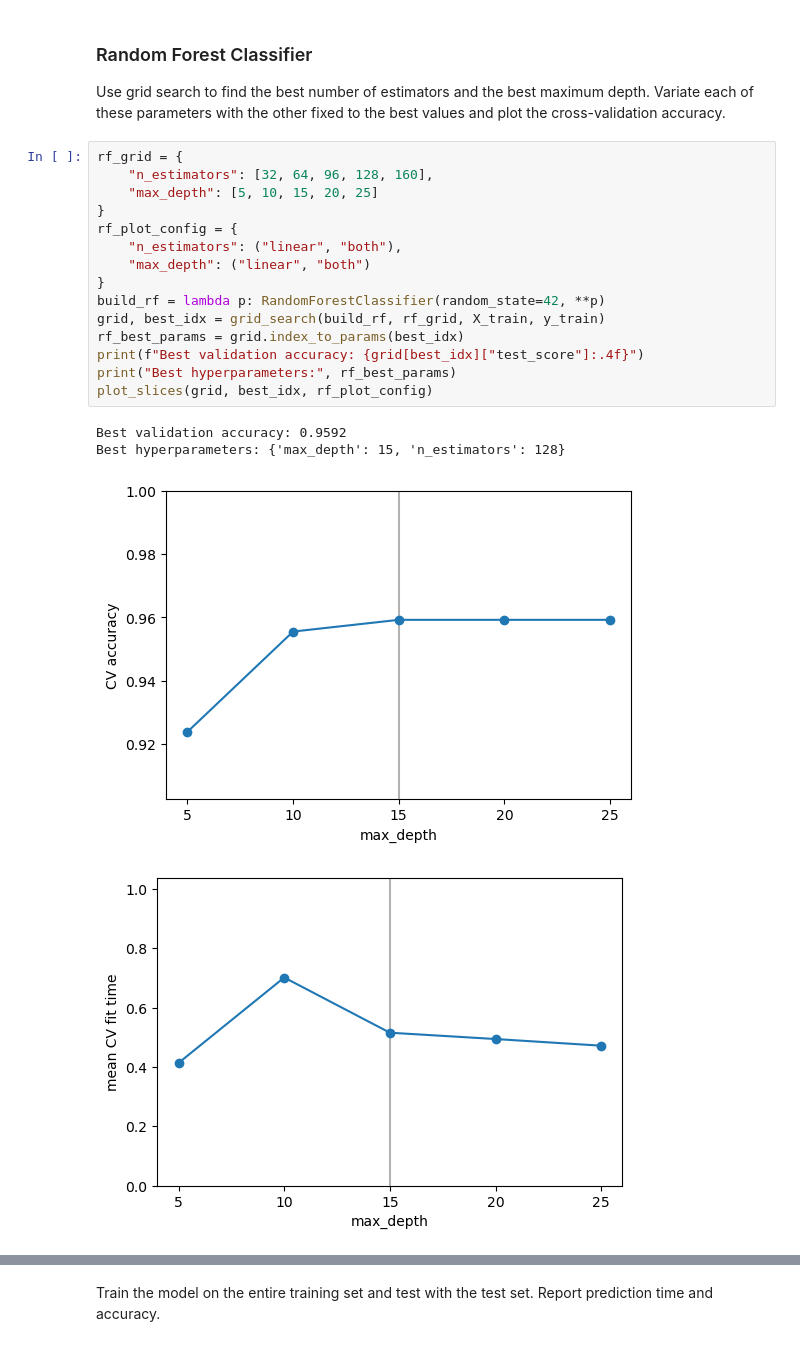
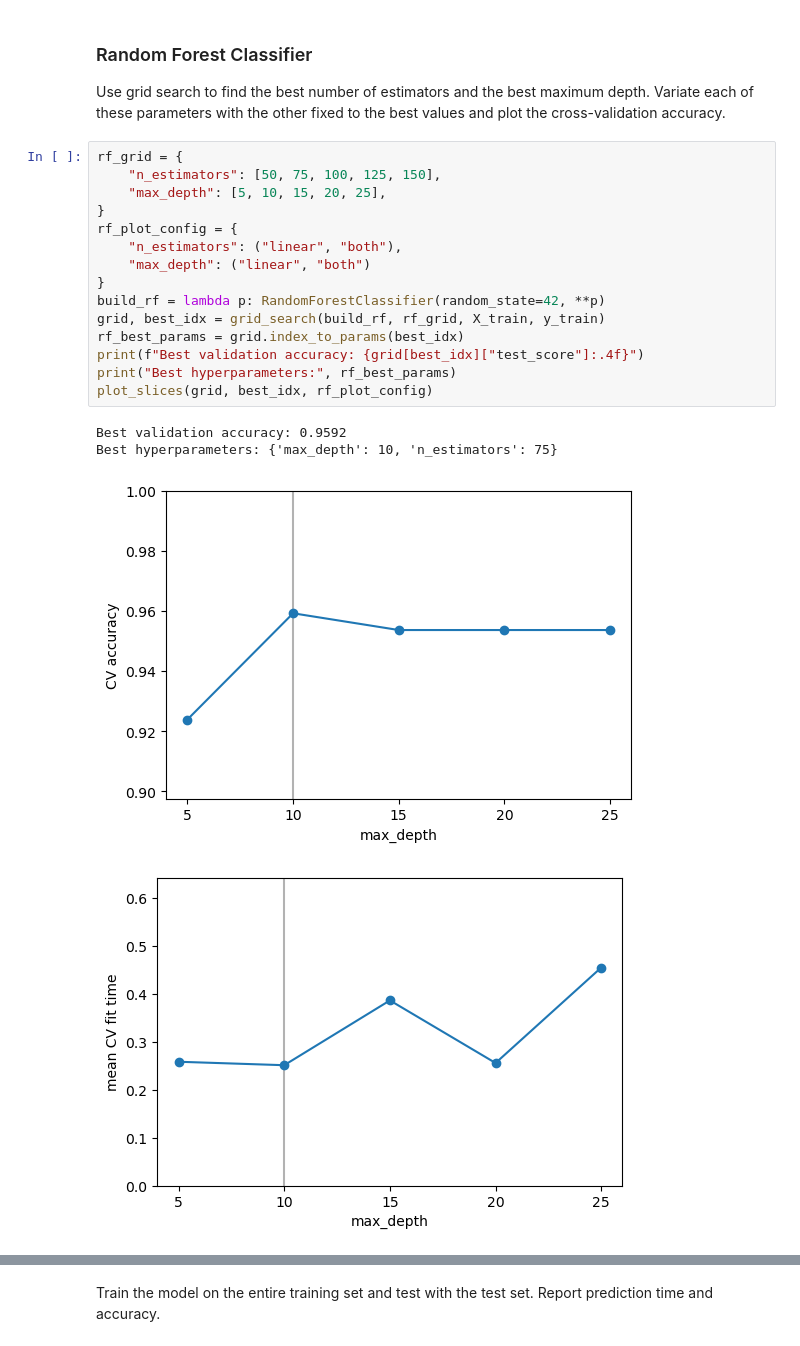
Before and after one commit to louisslnn/ecse551-assignment1, a Jupyter notebook: notebooks/Poon_Robatche-Claive_Salanon_Xu_Assignment1.ipynb, the cells around one changed output, grey strips where cells are left out. Saved outputs shown, nothing was run; the diff lists cells and outputs as text.

```diff
--- a/notebooks/Poon_Robatche-Claive_Salanon_Xu_Assignment1.ipynb
+++ b/notebooks/Poon_Robatche-Claive_Salanon_Xu_Assignment1.ipynb
@@ -228,21 +228,21 @@ Accuracy on test set: 0.9666
 Use grid search to find the best number of estimators and the best maximum depth. Variate each of these parameters with the other fixed to the best values and plot the cross-validation accuracy.
 # %%
 rf_grid = {
-    "n_estimators": [32, 64, 96, 128, 160],
-    "max_depth": [5, 10, 15, 20, 25]
+    "n_estimators": [50, 75, 100, 125, 150],
+    "max_depth": [5, 10, 15, 20, 25],
 }
 rf_plot_config = {
     "n_estimators": ("linear", "both"),
     "max_depth": ("linear", "both")
 }
 build_rf = lambda p: RandomForestClassifier(random_state=42, **p)
 grid, best_idx = grid_search(build_rf, rf_grid, X_train, y_train)
 rf_best_params = grid.index_to_params(best_idx)
 print(f"Best validation accuracy: {grid[best_idx]["test_score"]:.4f}")
 print("Best hyperparameters:", rf_best_params)
 plot_slices(grid, best_idx, rf_plot_config)
 # %% [output]
 Best validation accuracy: 0.9592
-Best hyperparameters: {'max_depth': 15, 'n_estimators': 128}
+Best hyperparameters: {'max_depth': 10, 'n_estimators': 75}
-[figure, old version]
+[figure, new version]
-[figure, old version]
+[figure, new version]
```
Also changed, not shown: parts of 2 cells of this notebook.
